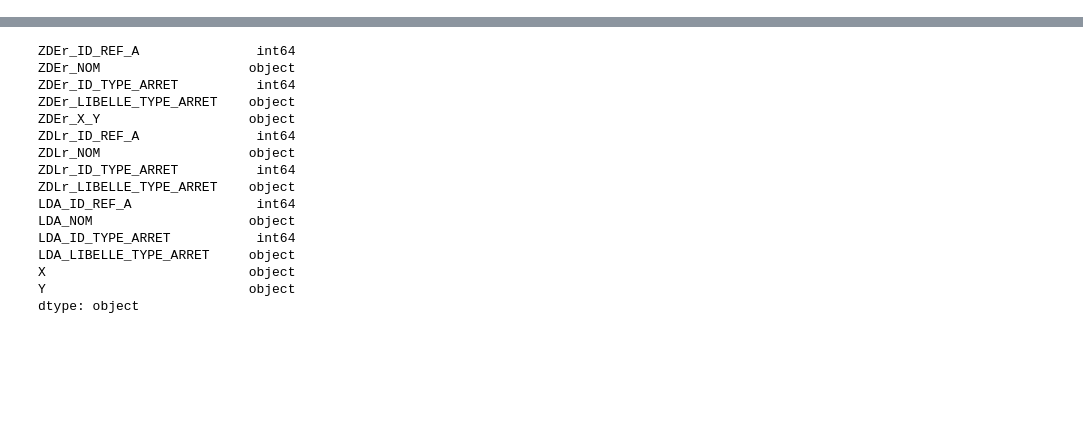
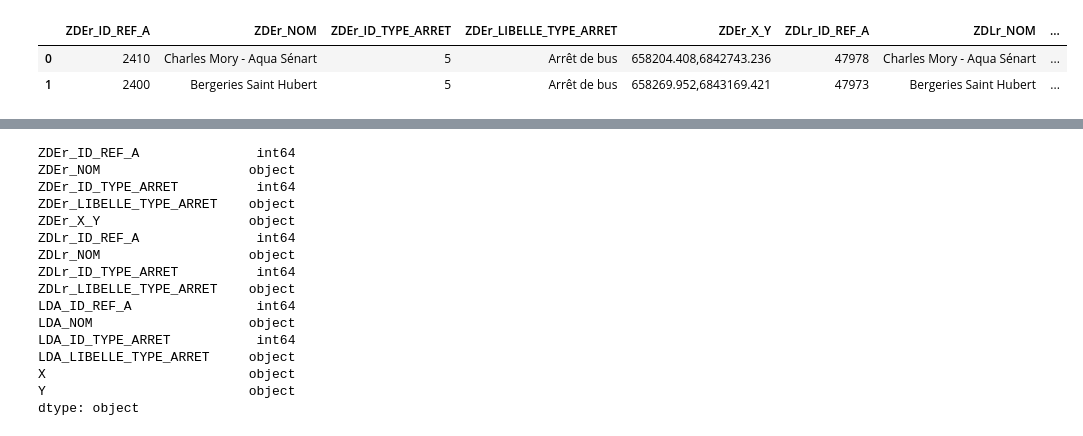
Before and after one commit to Transid/Arrets_IDF, a Jupyter notebook: ArretIDF.ipynb, the cells around one changed output, grey strips where cells are left out. Saved outputs shown, nothing was run; the diff lists cells and outputs as text; code cells hidden in the pictures; blank space fills up the shorter version.

```diff
--- a/ArretIDF.ipynb
+++ b/ArretIDF.ipynb
@@ -12,3 +6,11 @@ rawstif.head(2)
+# %%
+urllib.urlretrieve ("http://opendata.stif.info/explore/dataset/referentiel-arret-tc-idf/download/?format=csv&timezone=Europe/Berlin&use_labels_for_header=true", "referentiel-arret-tc-idf.csv")
+rawstif = pd.read_csv('referentiel-arret-tc-idf.csv',sep=';')
+rawstif.head(2)
+# %% [output]
+|  | ZDEr_ID_REF_A | ZDEr_NOM | ZDEr_ID_TYPE_ARRET | ZDEr_LIBELLE_TYPE_ARRET | ZDEr_X_Y | ZDLr_ID_REF_A | ZDLr_NOM | ... |
+| 0 | 2410 | Charles Mory - Aqua Sénart | 5 | Arrêt de bus | 658204.408,6842743.236 | 47978 | Charles Mory - Aqua Sénart | ... |
+| 1 | 2400 | Bergeries Saint Hubert | 5 | Arrêt de bus | 658269.952,6843169.421 | 47973 | Bergeries Saint Hubert | ... |
 # %%
 rawstif.describe()
 # %% [output]
```
Also changed, not shown: parts of 8 cells of this notebook.
